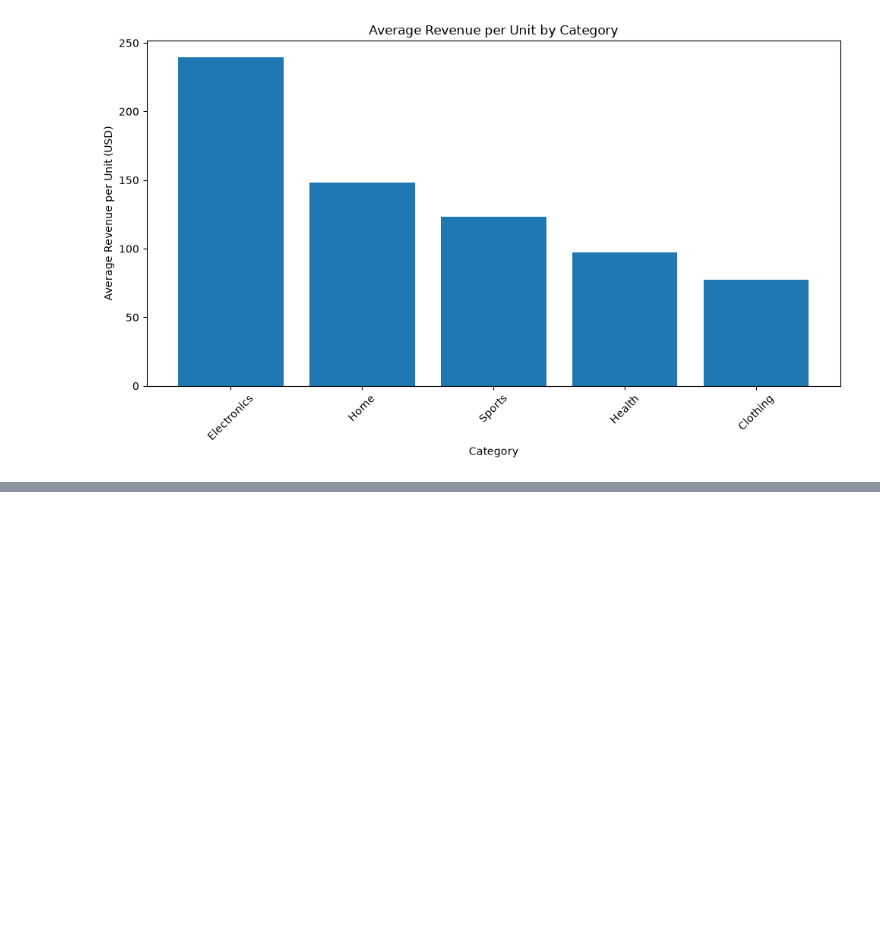
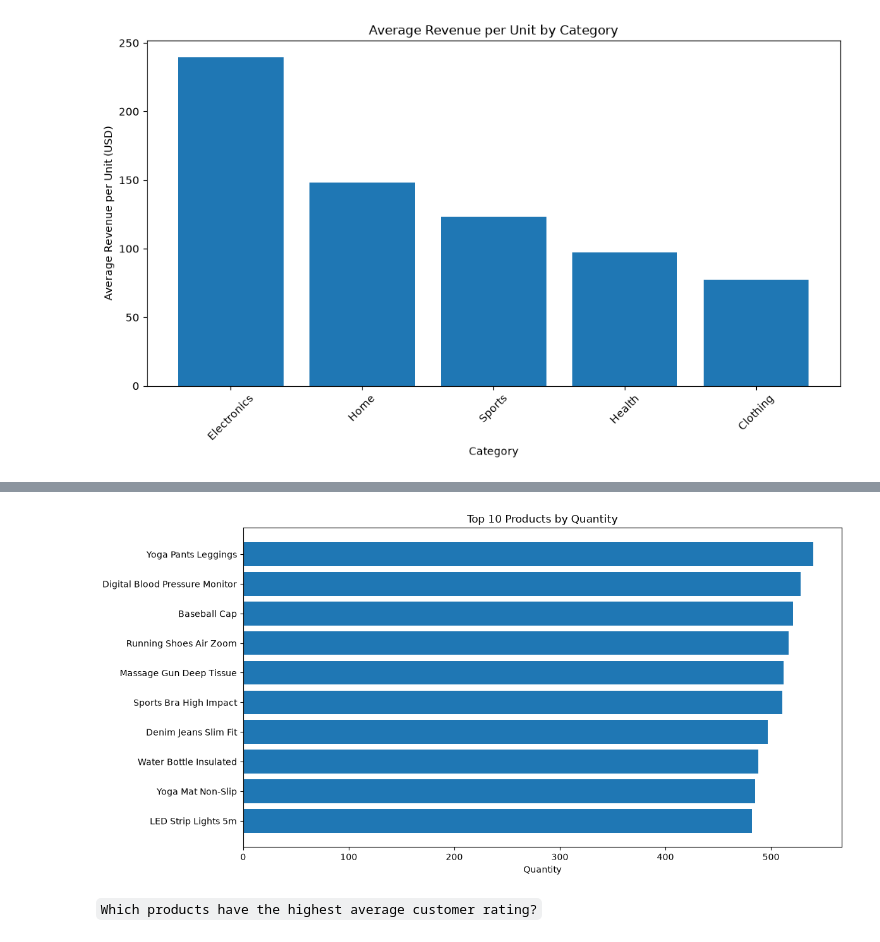
Before and after one commit to Suman-byte8/global-e-commerce-dataset-1M-records-2024-2026-analysis, a Jupyter notebook: notebooks/02_Exploratory_Data_Analysis.ipynb, the cells around one changed output, grey strips where cells are left out. Cells and saved outputs as stored; diff of their text form; code cells hidden in the pictures; blank space fills up the shorter version.

````diff
--- a/notebooks/02_Exploratory_Data_Analysis.ipynb
+++ b/notebooks/02_Exploratory_Data_Analysis.ipynb
@@ -600,0 +696,10 @@ plt.show()
+# %%
+top_products_quantity = (
+    completed_orders
+    .groupby("product_name")["quantity"]
+    .sum()
+    .sort_values(ascending=False)
+    .head(10)
+)
+
+top_products_quantity
@@ -600,0 +719,15 @@ plt.show()
+# %%
+plt.figure(figsize=(12,6))
+plt.barh(
+    top_products_quantity.index[::-1],
+    top_products_quantity.values[::-1]
+)
+plt.title("Top 10 Products by Quantity")
+plt.xlabel("Quantity")
+plt.tight_layout()
+plt.savefig("../images/top_products_quantity.png")
+plt.show()
+# %% [output]
+[figure, added]
+# %% [markdown]
+```Which products have the highest average customer rating?```
````
Also changed, not shown: parts of 16 cells of this notebook, 5 other files.
